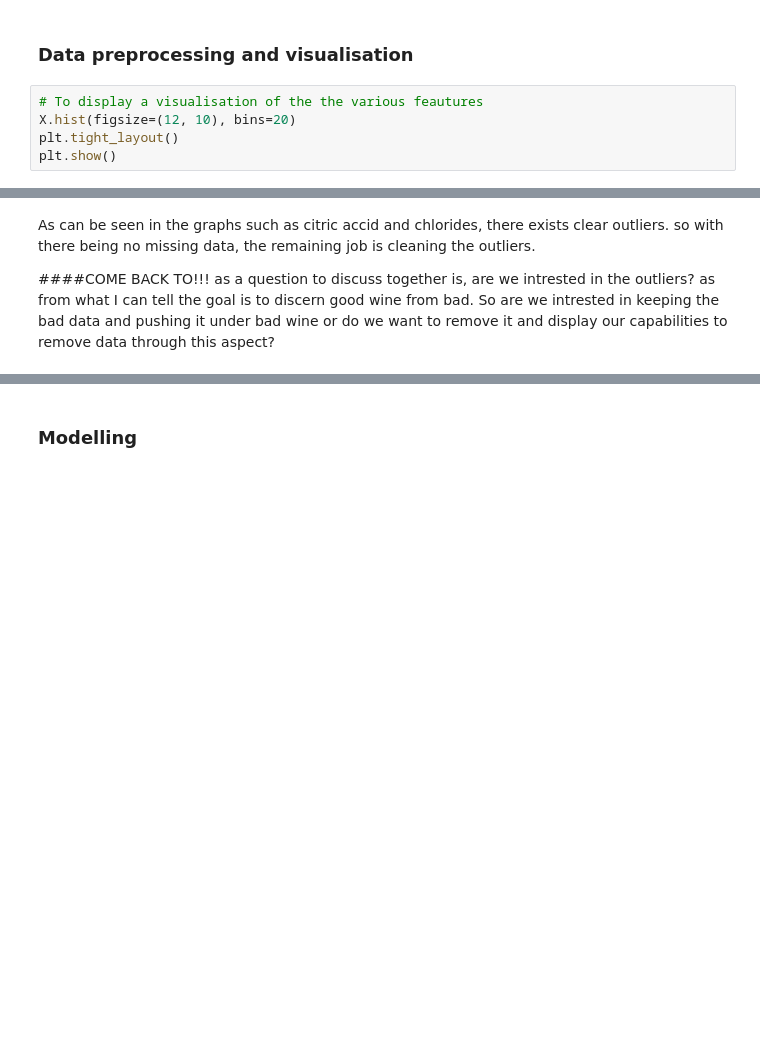
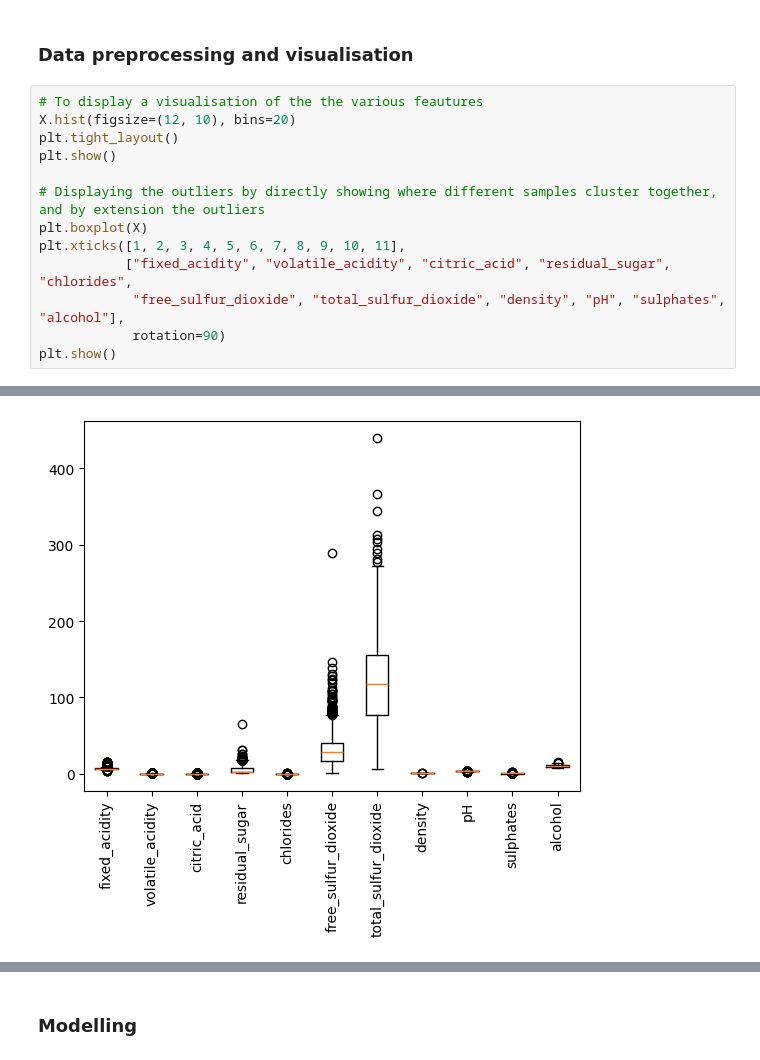
Before and after one commit to sondre04aasheim-spec/Deliverable_3_DAT200, a Jupyter notebook: CA3_template_group_30.ipynb, the cells around one changed output, grey strips where cells are left out. Drawn from its saved outputs; the diff is of its cells as text; blank space fills up the shorter version.

```diff
--- a/CA3_template_group_30.ipynb
+++ b/CA3_template_group_30.ipynb
@@ -121,14 +121,16 @@ print(missing_values)
 # %%
 # To display a visualisation of the the various feautures
 X.hist(figsize=(12, 10), bins=20)
 plt.tight_layout()
 plt.show()
+
+# Displaying the outliers by directly showing where different samples cluster together, and by extension the outliers
+plt.boxplot(X)
+plt.xticks([1, 2, 3, 4, 5, 6, 7, 8, 9, 10, 11],
+           ["fixed_acidity", "volatile_acidity", "citric_acid", "residual_sugar", "chlorides",
+            "free_sulfur_dioxide", "total_sulfur_dioxide", "density", "pH", "sulphates", "alcohol"],
+            rotation=90)
+plt.show()
 # %% [output]
 [figure]
+[figure, added]
-# %% [markdown]
-As can be seen in the graphs such as citric accid and chlorides, there exists clear outliers.
-so with there being no missing data, the remaining job is cleaning the outliers.
-
-
-####COME BACK TO!!!
-as a question to discuss together is, are we intrested in the outliers? as from what I can tell the goal is to discern good wine from bad. So are we intrested in keeping the bad data and pushing it under bad wine or do we want to remove it and display our capabilities to remove data through this aspect?
```
Also changed, not shown: parts of 4 cells of this notebook.
